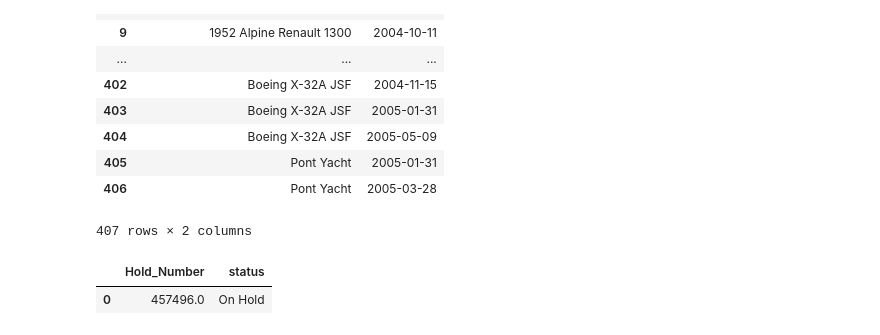
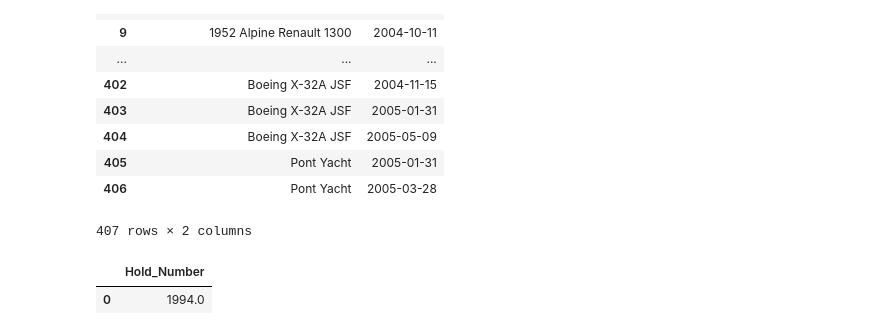
Before and after one commit to IrfanIndriyan/Digital-Talent, a Jupyter notebook: Tugas/Tugas MySQL 2.ipynb, the cells around one changed output. Cells and saved outputs as stored; diff of their text form; code cells hidden in the pictures.

```diff
--- a/Tugas/Tugas MySQL 2.ipynb
+++ b/Tugas/Tugas MySQL 2.ipynb
@@ -503,15 +490,12 @@ WHERE WEEKDAY(orderdate) = 0
 # %%
 #8. What is the quantity on hand for products listed on 'On Hold' orders?
 run("""
 SELECT
-    SUM(a.ordernumber) AS Hold_Number,
-    b.status
+    SUM(quantityordered) AS Hold_Number
 FROM
-    orderdetails AS a
-    INNER JOIN
-    orders AS b ON a.ordernumber = b.ordernumber
+    orders JOIN orderdetails USING(ordernumber)
 WHERE status = 'On Hold'
     """)
 # %% [output]
-|  | Hold_Number | status |
-| 0 | 457496.0 | On Hold |
+|  | Hold_Number |
+| 0 | 1994.0 |
```
Also changed, not shown: parts of 4 cells of this notebook.
